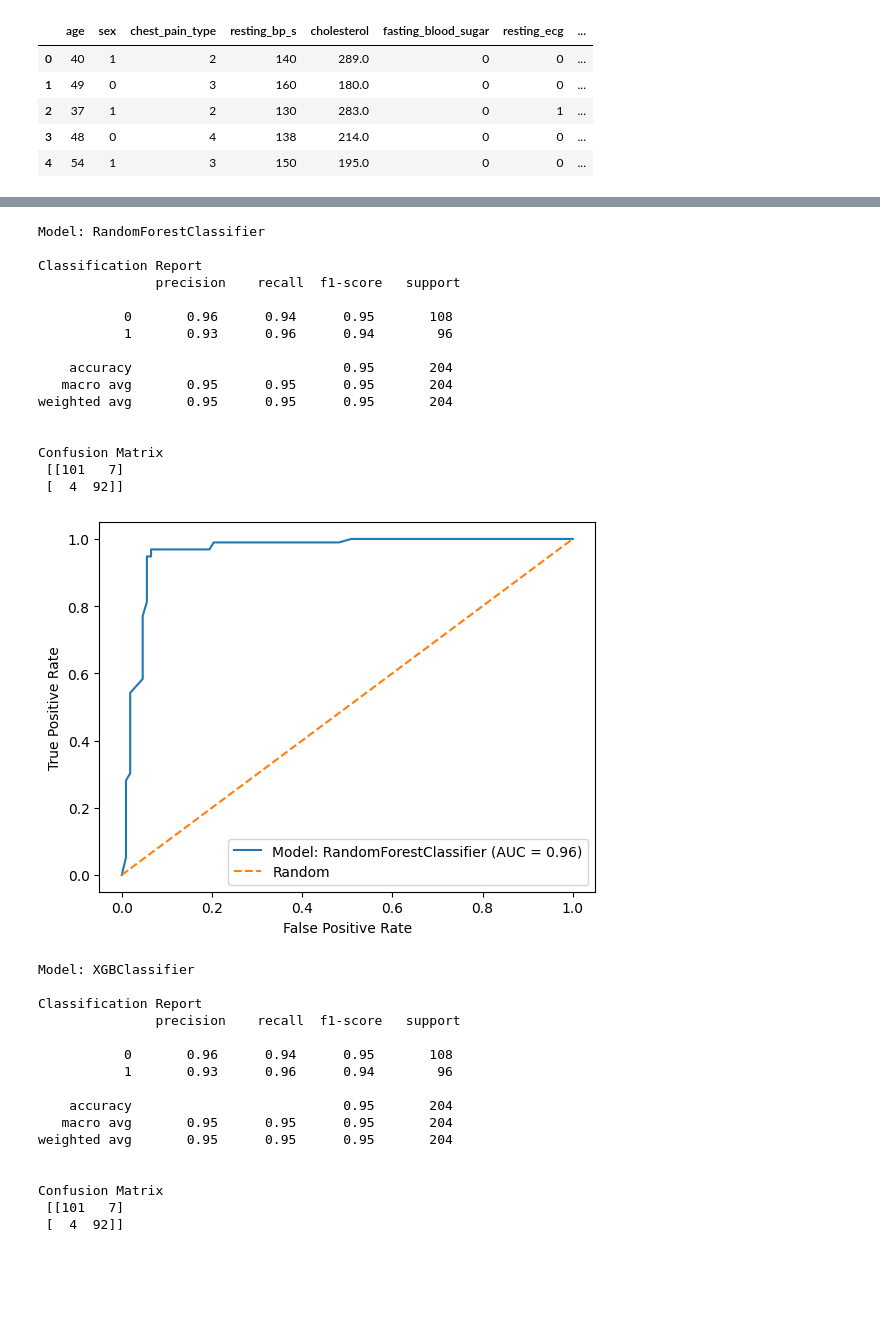
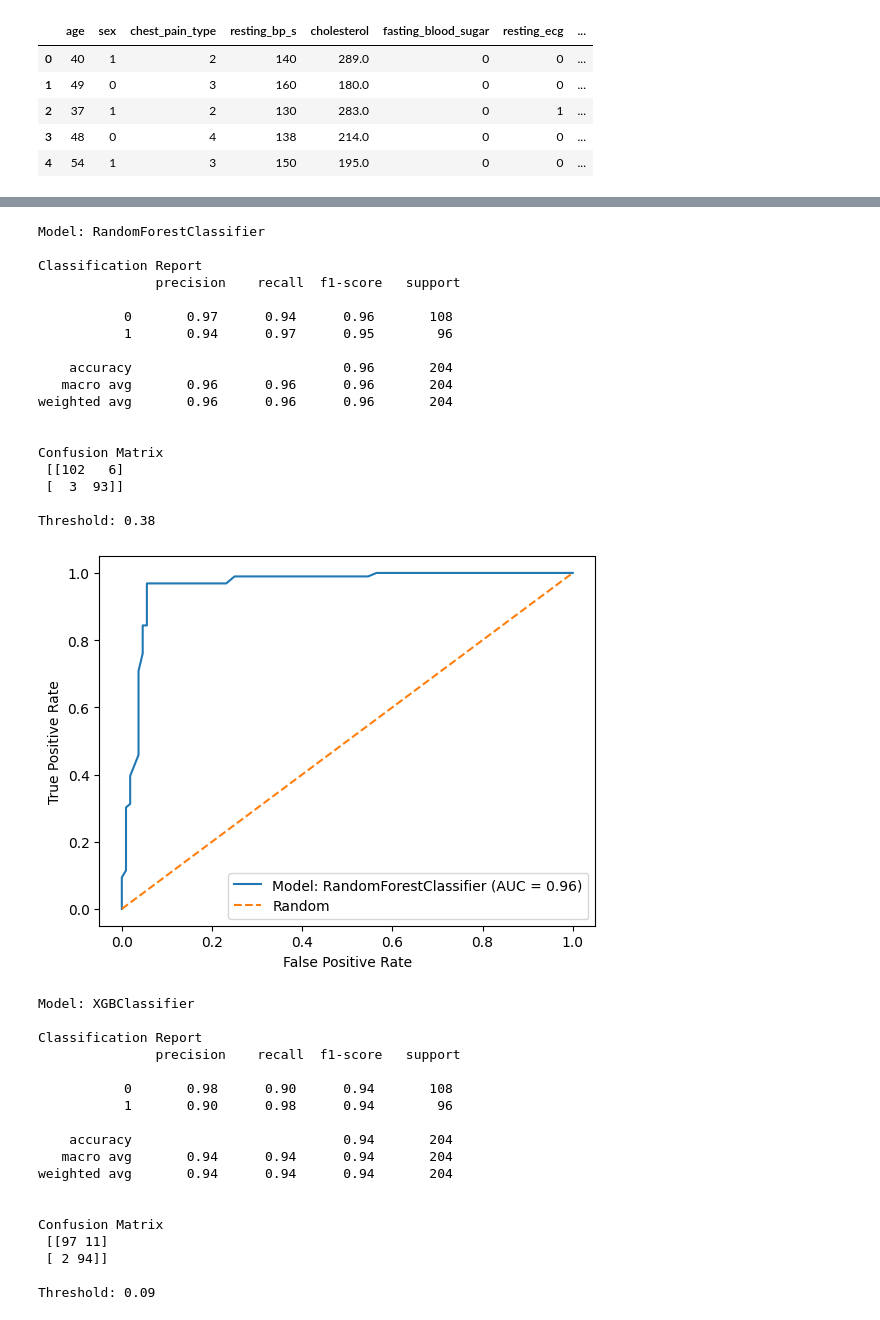
Before and after one commit to RajatDev18/Heart_disease_prediction_working, a Jupyter notebook: Notebooks/model training & evaluation.ipynb, the cells around one changed output, grey strips where cells are left out. Drawn from its saved outputs; the diff is of its cells as text; code cells hidden in the pictures; blank space fills up the shorter version.

```diff
--- a/Notebooks/model training & evaluation.ipynb
+++ b/Notebooks/model training & evaluation.ipynb
@@ -60,13 +60,14 @@ for name,clf in clfs.items():
     model.fit(X_train,y_train)
 
     best_threshold,y_prob = custom_threshold(model,X_test,y_test)
-    y_pred = (y_pred>=best_threshold).astype(int)
+    y_pred = (y_prob>=best_threshold).astype(int)
 
     fpr,tpr,thresholds = roc_curve(y_test,y_prob)
     auc = roc_auc_score(y_test,y_prob)
     print(f"\nModel: {name}")
     print("\nClassification Report\n",classification_report(y_test,y_pred))
     print("\nConfusion Matrix\n",confusion_matrix(y_test,y_pred))
+    print(f"\nThreshold: {best_threshold:.2f}")
     plt.plot(fpr, tpr, label=f"Model: {name} (AUC = {auc:.2f})")
     plt.plot([0, 1], [0, 1], linestyle="--", label="Random")
     plt.xlabel("False Positive Rate")
@@ -93,35 +96,39 @@ Confusion Matrix
 [figure]
 Model: RandomForestClassifier
 
 Classification Report
                precision    recall  f1-score   support
 
-           0       0.96      0.94      0.95       108
-           1       0.93      0.96      0.94        96
+           0       0.97      0.94      0.96       108
+           1       0.94      0.97      0.95        96
 
-    accuracy                           0.95       204
-   macro avg       0.95      0.95      0.95       204
-weighted avg       0.95      0.95      0.95       204
+    accuracy                           0.96       204
+   macro avg       0.96      0.96      0.96       204
+weighted avg       0.96      0.96      0.96       204
 
 
 Confusion Matrix
- [[101   7]
- [  4  92]]
+ [[102   6]
+ [  3  93]]
+
+Threshold: 0.38
-[figure, old version]
+[figure, new version]
 Model: XGBClassifier
 
 Classification Report
                precision    recall  f1-score   support
 
-           0       0.96      0.94      0.95       108
-           1       0.93      0.96      0.94        96
+           0       0.98      0.90      0.94       108
+           1       0.90      0.98      0.94        96
 
-    accuracy                           0.95       204
-   macro avg       0.95      0.95      0.95       204
-weighted avg       0.95      0.95      0.95       204
+    accuracy                           0.94       204
+   macro avg       0.94      0.94      0.94       204
+weighted avg       0.94      0.94      0.94       204
 
 
 Confusion Matrix
- [[101   7]
- [  4  92]]
+ [[97 11]
+ [ 2 94]]
+
+Threshold: 0.09
 [figure]
```
Also changed, not shown: parts of 4 cells of this notebook, 1 other file.
